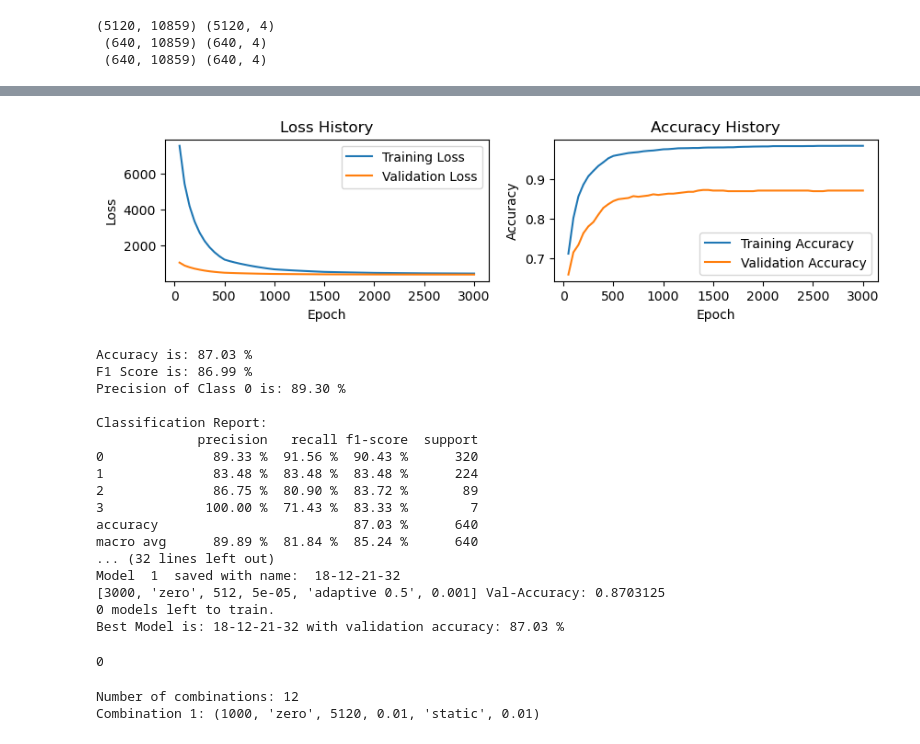
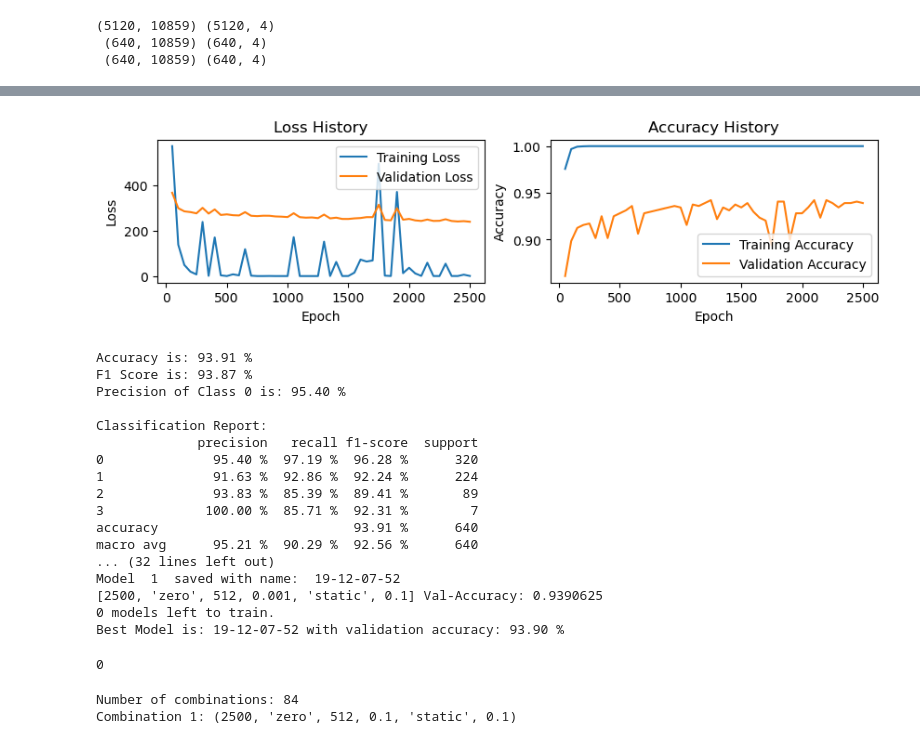
Before and after one commit to mehmetbayik/Alzheimer-MRI-Prediction-from-Scratch, a Jupyter notebook: svm.ipynb, the cells around one changed output, grey strips where cells are left out. Drawn from its saved outputs; the diff is of its cells as text; code cells hidden in the pictures.

```diff
--- a/svm.ipynb
+++ b/svm.ipynb
@@ -61,6 +61,9 @@ class SVM:
         self.history_steps1 = None
         self.history = None
         self.validation_accuracy = None
+        self.degree = None
+        self.alpha = None
+        self.constant = None
 
     def validation_accuracy(self):
         return self.validation_accuracy
@@ -124,6 +127,8 @@ class SVM:
         return loss
 
     def gradient(self, X, y, W):
+
+        # Linear kernel
         scores = X.dot(W)
         num_samples = X.shape[0]
         correct_class_mask = (np.arange(num_samples), y)
@@ -131,11 +136,25 @@ class SVM:
         margins[correct_class_mask] = 0
         grad_mask = (margins > 0).astype(float)
         grad_mask[correct_class_mask] = -np.sum(grad_mask, axis=1)
-        return grad_mask
+
+        # # Polynomial kernel
+        # scores = np.power((self.alpha * X.dot(X.T) + self.constant), self.degree)
+        # num_samples = X.shape[0]
+        # correct_class_mask = (np.arange(num_samples), y)
+        # margins = np.maximum(0, scores - scores[correct_class_mask][:, np.newaxis] + 1)
+        # margins[correct_class_mask] = 0
+        # grad_mask = (margins > 0).astype(float)
+        # grad_mask[correct_class_mask] = -np.sum(grad_mask, axis=1)
+
+        return X.T.dot(grad_mask)
 
     def fit(self, X_nonbiased, y, X_val, y_val, now=None, print_result = True,
             batch_size=5120, weight_init='zero', lr=0.01, lr_type = 'static', lmbda=0.01, max_epoch=1000,
+            degree = 3, alpha = 1, constant = 1,
             history_steps = 50, print_step = 100):
+        self.degree = degree
+        self.alpha = alpha
+        self.constant = constant
         start_time = datetime.datetime.now()
         # if there isn't model-comparison folder, create it
         if not os.path.exists('model-comparison'):
@@ -157,14 +176,15 @@ class SVM:
         ones=np.ones(X_nonbiased.shape[0])
         X=np.c_[ones,X_nonbiased]
 
-        num_classes = y.shape[1]
-        num_samples, num_features = X.shape
 
         #self.W = np.random.rand(num_features, num_classes)
 
         # zero initialization
         # bias included in W
-        self.W = np.zeros((num_features, num_classes))
+
+        self.W = np.zeros((X.shape[1], y.shape[1]))
+        # For Poly Kernel
+        # self.W = np.zeros((num_features, 512))
 
         # One hot encoded to not one hot encoded
         y = np.argmax(y, axis=1)
@@ -192,7 +212,8 @@ class SVM:
                 reg_term[0] = 0
 
 
-                gradient = self.gradient(X_batch, y_batch, self.W)
+                dRSS = self.gradient(X_batch, y_batch, self.W)
+                gradient = (dRSS/batch_size) + reg_term
 
                 if lr_type[0:8] == 'momentum':
                     if epoch == 1:
@@ -203,9 +224,9 @@ class SVM:
                         last_gradient = gradient
 
 
-                self.W -= lr * (X_batch.T.dot(gradient) / batch_size + reg_term)
+                self.W -= lr * gradient
 
-            if lr_type[0:8] == 'adaptive' and epoch % 500 == 0:
+            if lr_type[0:8] == 'adaptive' and epoch % 3000 == 0:
                     k = float(lr_type[9:])
                     lr *= k
                     if print_result == True:
@@ -402,7 +423,7 @@ def TrainModel(max_epoch, batch_size, weight_init, lr, lr_type, lmbda):
 # %%
 # Train New Model
 model_parameters = TrainModel(
-    max_epoch=3000, batch_size=512, weight_init='zero', lr=0.00005, lr_type='adaptive 0.5', lmbda=0.001)
+    max_epoch=2500, batch_size=512, weight_init='zero', lr=0.001, lr_type='static', lmbda=0.1)
 
 GridSearch(model_parameters, X_train, y_train, X_val, y_val, X_test, y_test, print_result=True, seed=42)
 
@@ -428,21 +449,21 @@ Accuracy:  0.983 Val. Accuracy:  0.870
-[figure, old version]
+[figure, new version]
-Accuracy is: 87.03 %
-F1 Score is: 86.99 %
-Precision of Class 0 is: 89.30 %
+Accuracy is: 93.91 %
+F1 Score is: 93.87 %
+Precision of Class 0 is: 95.40 %
 
 Classification Report:
              precision   recall f1-score  support
-0              89.33 %  91.56 %  90.43 %      320
-1              83.48 %  83.48 %  83.48 %      224
-2              86.75 %  80.90 %  83.72 %       89
-3             100.00 %  71.43 %  83.33 %        7
-accuracy                         87.03 %      640
-macro avg      89.89 %  81.84 %  85.24 %      640
+0              95.40 %  97.19 %  96.28 %      320
+1              91.63 %  92.86 %  92.24 %      224
+2              93.83 %  85.39 %  89.41 %       89
+3             100.00 %  85.71 %  92.31 %        7
+accuracy                         93.91 %      640
+macro avg      95.21 %  90.29 %  92.56 %      640
 ... (32 lines left out)
-Model  1  saved with name:  18-12-21-32
-[3000, 'zero', 512, 5e-05, 'adaptive 0.5', 0.001] Val-Accuracy: 0.8703125
+Model  1  saved with name:  19-12-07-52
+[2500, 'zero', 512, 0.001, 'static', 0.1] Val-Accuracy: 0.9390625
 0 models left to train.
-Best Model is: 18-12-21-32 with validation accuracy: 87.03 %
+Best Model is: 19-12-07-52 with validation accuracy: 93.90 %
 0
 # %%
 # # Train New Model
@@ -465,23 +486,23 @@ Best Model is: 18-12-21-32 with validation accuracy: 87.03 %
 # %%
 # Grid Search Combinations
 
-max_epoch = [1000]
+max_epoch = [2500]
 weight_init = ['zero']
 #batch_size = [1, 512, 5120]
-batch_size = [5120]
-# lr = [0.01, 0.005, 0.001, 0.0005, 0.0001]
-lr = [0.01, 0.001, 0.0001]
+batch_size = [512, 5120]
+lr = [0.1, 0.01, 0.001, 0.0001, 0.00001, 0.000001]
+#lr = [0.01, 0.001, 0.0001]
 
 lr_type = ['static']
-regularization = [0.01, 0.001, 0.0001, 0]
+regularization = [0.1, 0.01, 0.001, 0.0001, 0.00001, 0.000001, 0]
 #regularization = [0.01, 0.005, 0.001, 0.0005, 0.0001]
 params = [max_epoch, weight_init, batch_size, lr, lr_type, regularization]
 model_options = list(product(*params))
 print('Number of combinations:', len(model_options))
 print('Combination 1:', model_options[0])
 # %% [output]
-Number of combinations: 12
-Combination 1: (1000, 'zero', 5120, 0.01, 'static', 0.01)
+Number of combinations: 84
+Combination 1: (2500, 'zero', 512, 0.1, 'static', 0.1)
 # %%
 # Grid Search All Combinations
 
```
Also changed, not shown: parts of 2 cells of this notebook.
